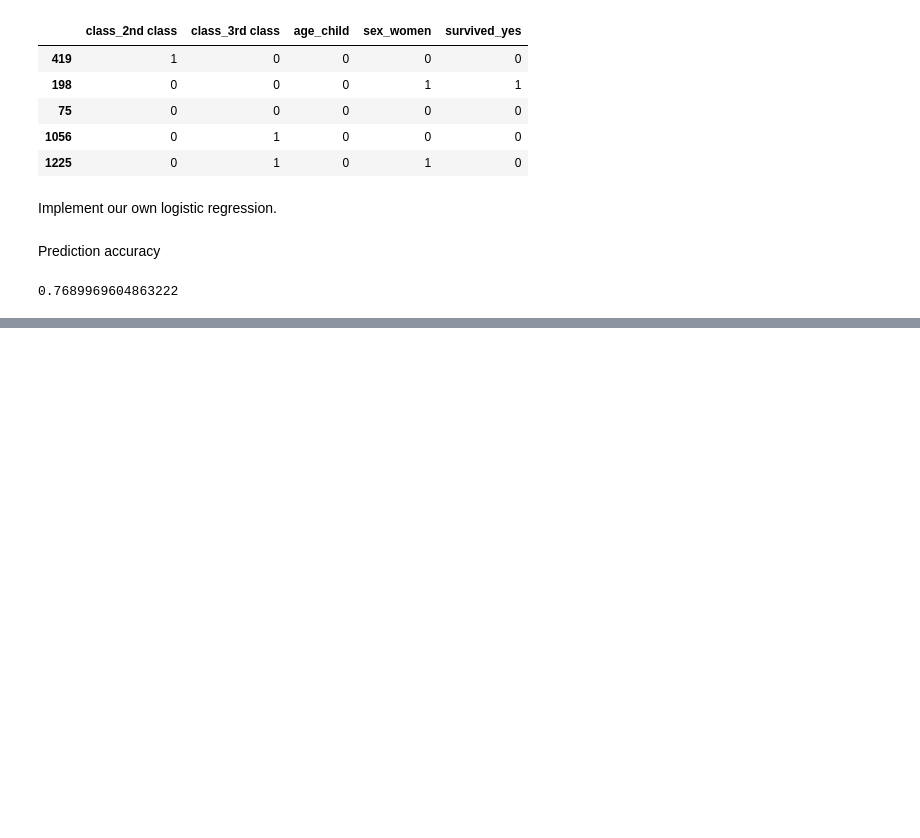
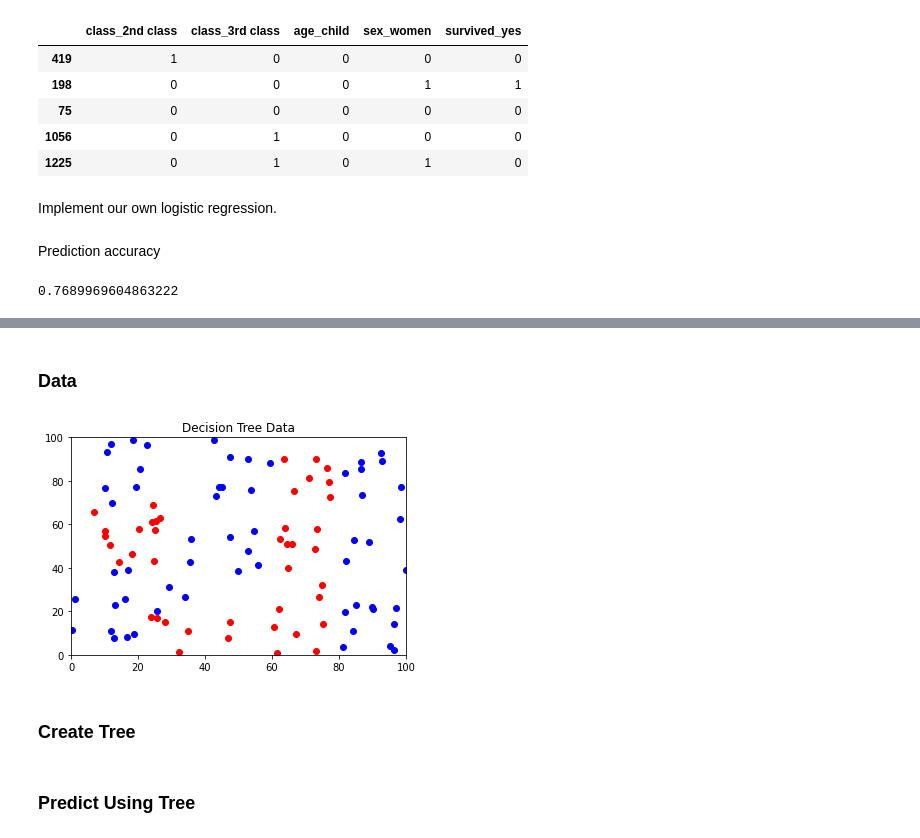
Before and after one commit to dliedtka/data_science_jqr, a Jupyter notebook: 03_08/03_08_02.ipynb, the cells around one changed output, grey strips where cells are left out. Drawn from its saved outputs; the diff is of its cells as text; code cells hidden in the pictures; blank space fills up the shorter version.

```diff
--- a/03_08/03_08_02.ipynb
+++ b/03_08/03_08_02.ipynb
@@ -168,0 +173,2 @@ print (right/total)
+# %% [markdown]
+### Data
@@ -168,0 +177,43 @@ print (right/total)
+# %%
+def generate_decision_tree_data(seed=42196, size=100):
+    random.seed(seed)
+
+    sample_data = []
+    for _ in range(size):
+        x = random.random() * 100
+        y = random.random() * 100
+        if x >= 60. and x <= 80.:
+            label = 1
+        elif x >= 0. and x <= 30. and y >= 40. and y <= 70.:
+            label = 1
+        elif x >= 20. and x <= 60. and y >= 0. and y <=20.:
+            label = 1
+        else:
+            label = 0
+        sample_data.append([x, y, label])
+
+    return sample_data
+# %%
+def separate_blues_reds(data):
+    blues = []
+    reds = []
+    for entry in data:
+        if entry[2] == 0:
+            blues.append(entry)
+        else:
+            reds.append(entry)
+    return (np.array(blues), np.array(reds))
+# %%
+data = generate_decision_tree_data()
+(blues, reds) = separate_blues_reds(data)
+# %%
+plt.scatter(blues[:,0], blues[:,1], color="b")
+plt.scatter(reds[:,0], reds[:,1], color="r")
+plt.xlim(0, 100)
+plt.ylim(0, 100)
+plt.title("Decision Tree Data")
+plt.show()
+# %% [output]
+[figure, added]
+# %% [markdown]
+### Create Tree
@@ -168,0 +342,2 @@ print (right/total)
+# %% [markdown]
+### Predict Using Tree
```
Also changed, not shown: parts of 10 cells of this notebook, 4 other files.
